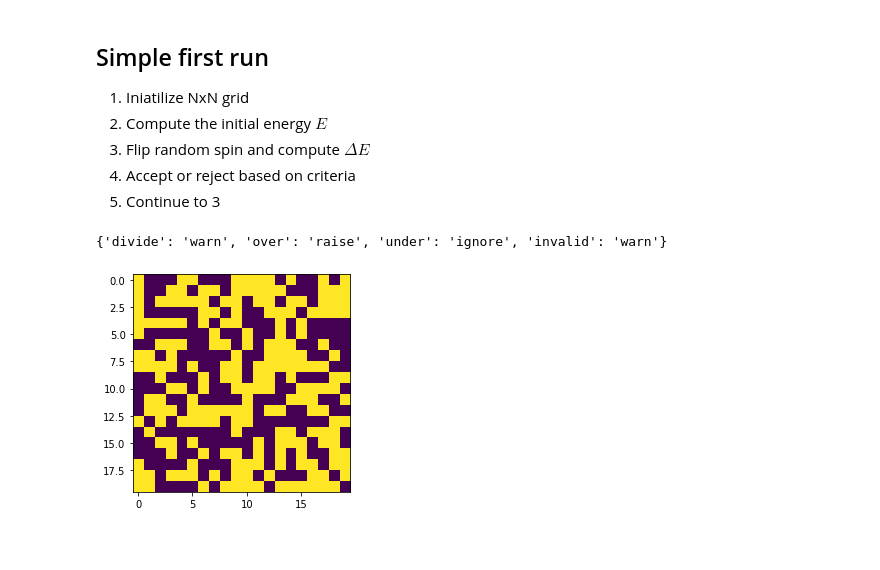
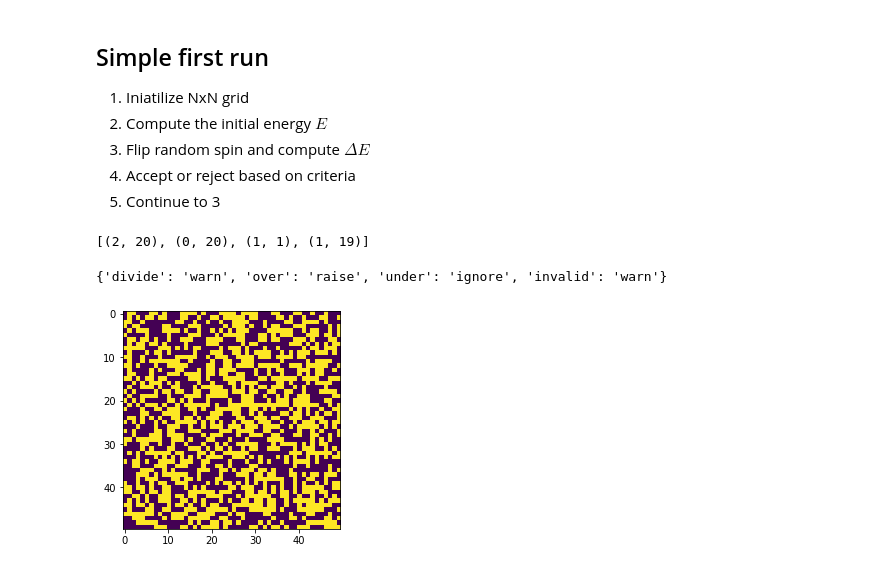
Before and after one commit to danlkv/ising_model, a Jupyter notebook: syntesis/Ising metropolis.ipynb, the cells around one changed output. Saved outputs shown, nothing was run; the diff lists cells and outputs as text; code cells hidden in the pictures; blank space fills up the shorter version.

```diff
--- a/syntesis/Ising metropolis.ipynb
+++ b/syntesis/Ising metropolis.ipynb
@@ -35,7 +35,7 @@ def simulate_ising(grid, beta, J, mu):
     averages = []
     energies = []
     print('Starting energy', E)
-    for n in range(int(2e3)):
+    for n in range(int(1e5)):
         averages.append(np.mean(grid))
         energies.append(E)
         i, j = (np.random.randint(0, N, size=(2,)))
@@ -56,16 +56,18 @@ def simulate_ising(grid, beta, J, mu):
     return grid, averages, energies
 
 adjacent_indices_torus((1, 20), 20)
+# %% [output]
+[(2, 20), (0, 20), (1, 1), (1, 19)]
 # %%
 # Insight from using full energy
 np.seterr(over='raise')
 # %% [output]
 {'divide': 'warn', 'over': 'raise', 'under': 'ignore', 'invalid': 'warn'}
 # %%
-N = 20
+N = 50
 grid = np.random.randint(low=0, high=2, size=(N, N))
 plt.imshow(grid)
 # Rescale to +-1
 grid = -1 + 2*grid
 # %% [output]
-[figure, old version]
+[figure, new version]
```
Also changed, not shown: parts of 6 cells of this notebook, 1 other file.
